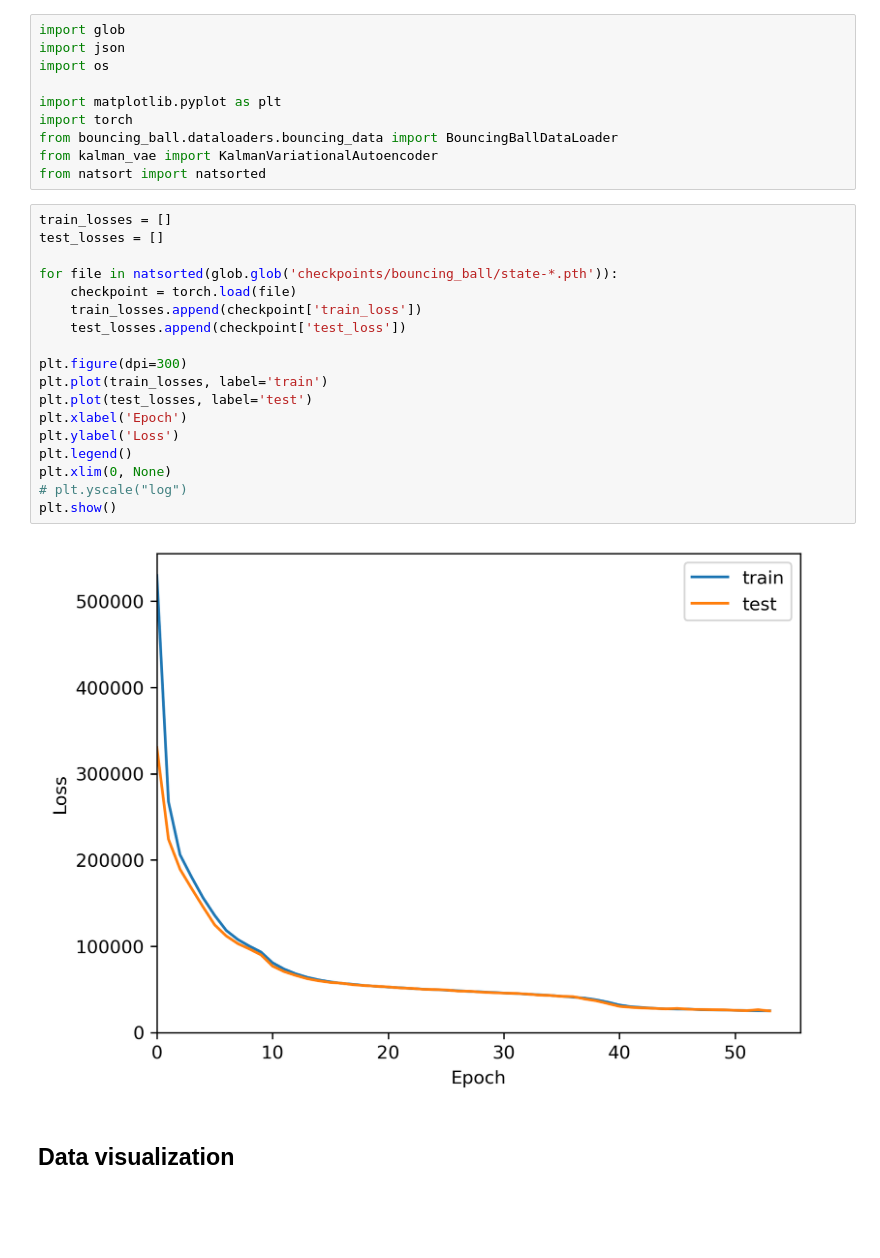
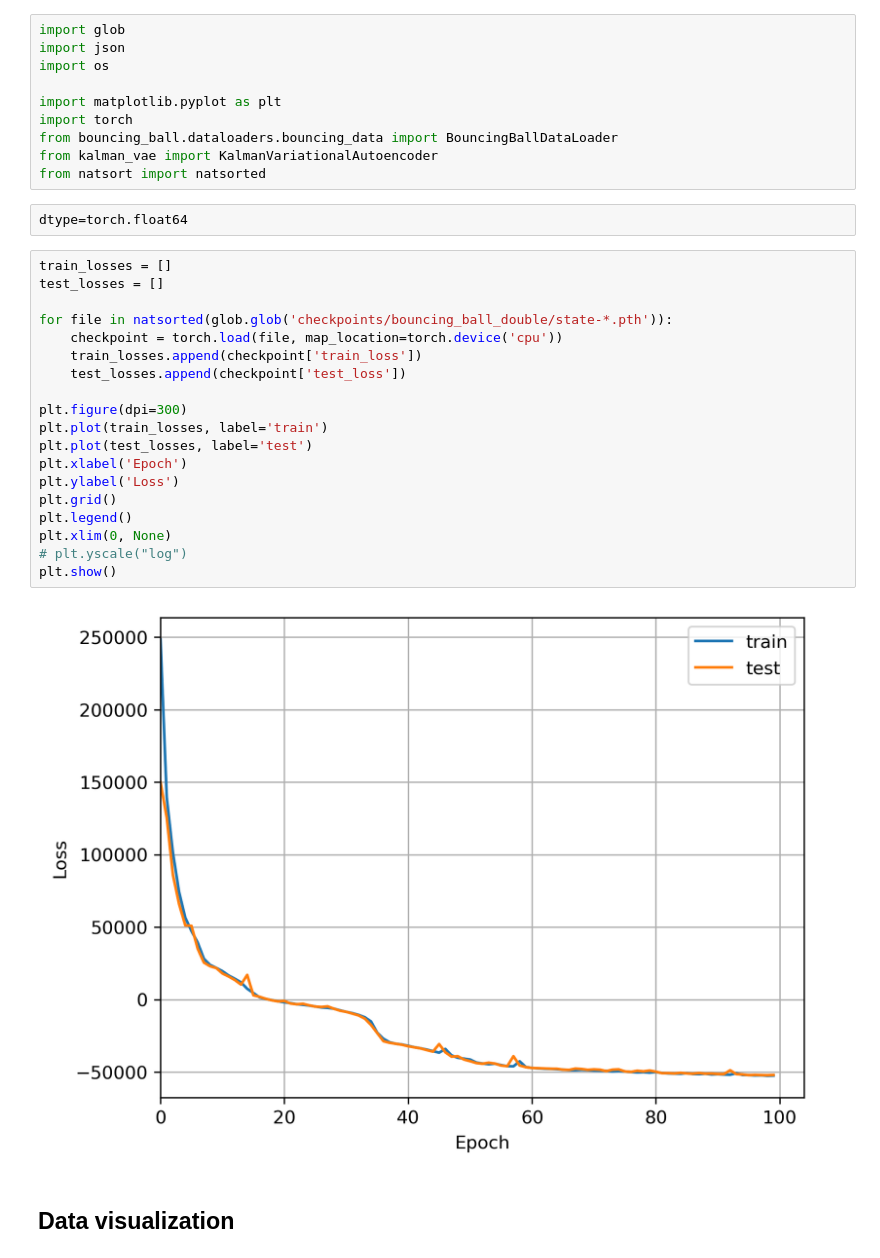
Before and after one commit to nkiyohara/kalman-vae, a Jupyter notebook: analyse.ipynb, the cells around one changed output. Cells and saved outputs as stored; diff of their text form; blank space fills up the shorter version.

```diff
--- a/analyse.ipynb
+++ b/analyse.ipynb
@@ -12,26 +12,29 @@ import torch
 from bouncing_ball.dataloaders.bouncing_data import BouncingBallDataLoader
 from kalman_vae import KalmanVariationalAutoencoder
 from natsort import natsorted
-# %%
-train_losses = []
-test_losses = []
-
-for file in natsorted(glob.glob('checkpoints/bouncing_ball/state-*.pth')):
-    checkpoint = torch.load(file)
-    train_losses.append(checkpoint['train_loss'])
-    test_losses.append(checkpoint['test_loss'])
-
-plt.figure(dpi=300)
-plt.plot(train_losses, label='train')
-plt.plot(test_losses, label='test')
-plt.xlabel('Epoch')
-plt.ylabel('Loss')
-plt.legend()
-plt.xlim(0, None)
-# plt.yscale("log")
-plt.show()
-# %% [output]
-[figure, removed]
+# %%
+dtype=torch.float64
+# %%
+train_losses = []
+test_losses = []
+
+for file in natsorted(glob.glob('checkpoints/bouncing_ball_double/state-*.pth')):
+    checkpoint = torch.load(file, map_location=torch.device('cpu'))
+    train_losses.append(checkpoint['train_loss'])
+    test_losses.append(checkpoint['test_loss'])
+
+plt.figure(dpi=300)
+plt.plot(train_losses, label='train')
+plt.plot(test_losses, label='test')
+plt.xlabel('Epoch')
+plt.ylabel('Loss')
+plt.grid()
+plt.legend()
+plt.xlim(0, None)
+# plt.yscale("log")
+plt.show()
+# %% [output]
+[figure, added]
 # %% [markdown]
 ## Data visualization
 # %%
```
Also changed, not shown: parts of 11 cells of this notebook.
